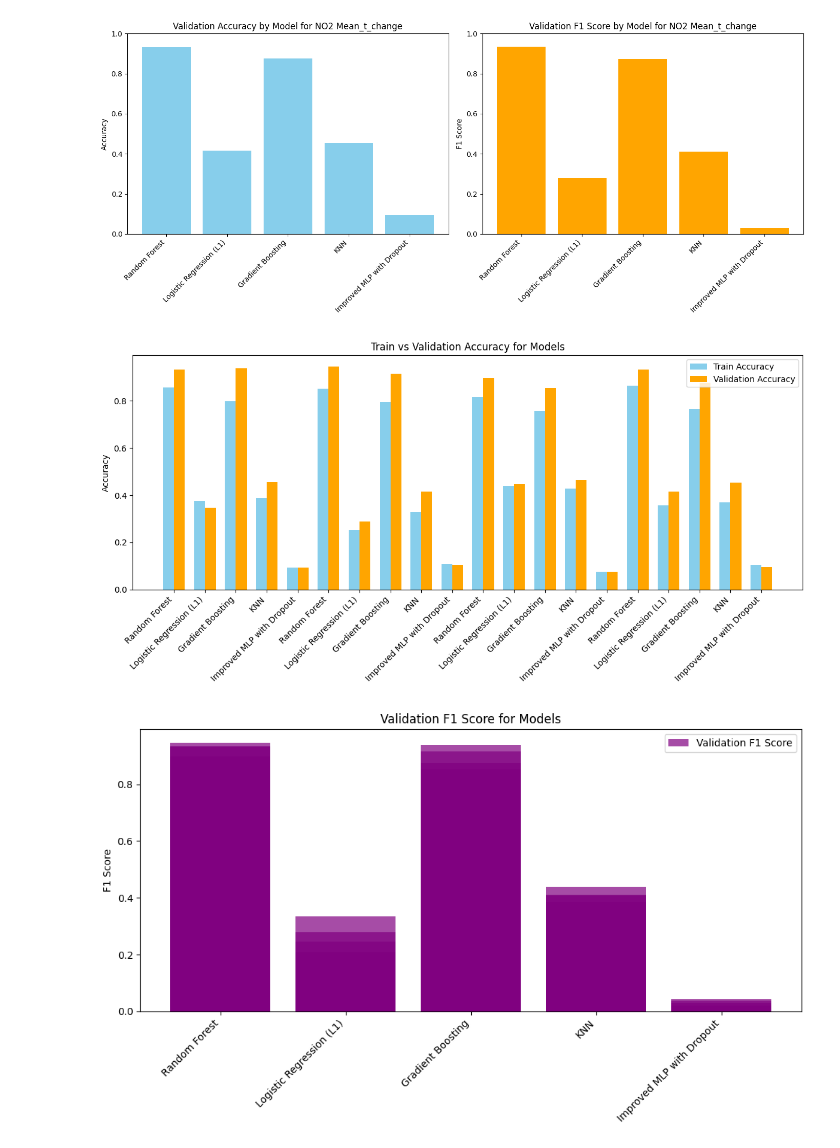
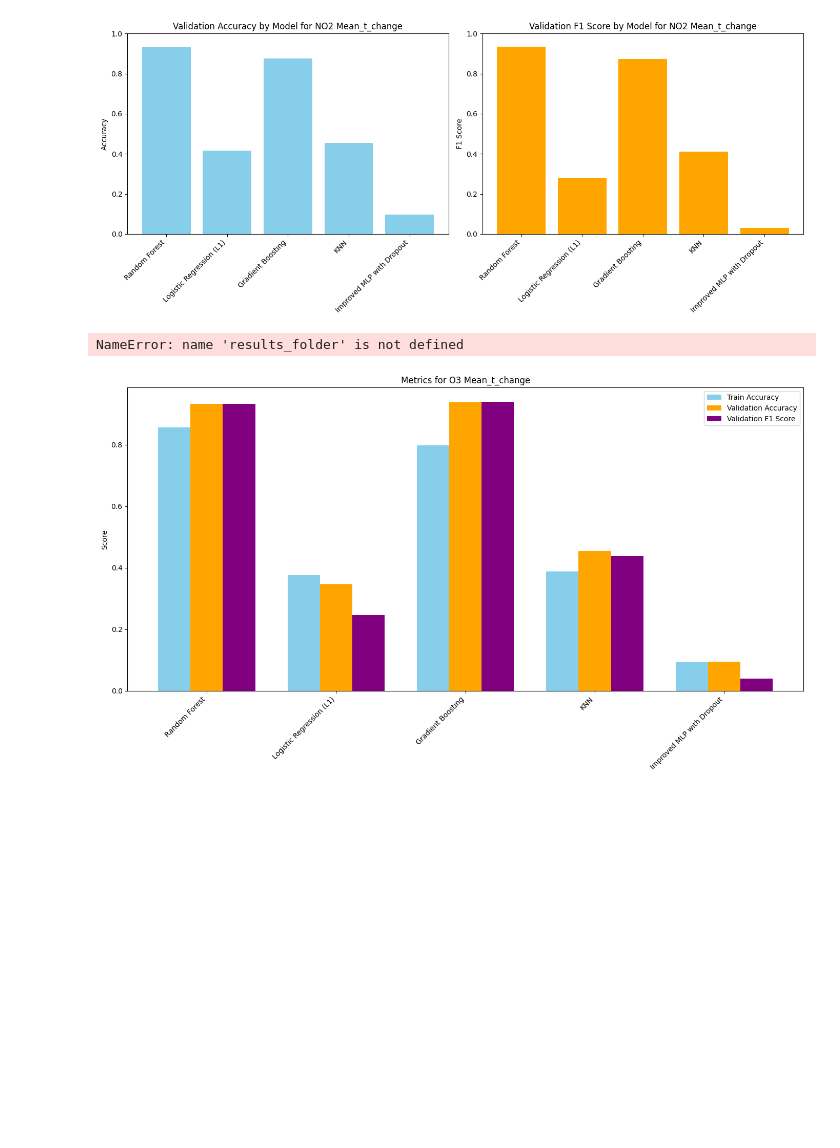
Before and after one commit to Gibur13/Final_project_AML, a Jupyter notebook: Final_Project.ipynb, the cells around one changed output. Saved outputs shown, nothing was run; the diff lists cells and outputs as text; code cells hidden in the pictures; blank space fills up the shorter version.

Commit message:
new graphs

```diff
--- a/Final_Project.ipynb
+++ b/Final_Project.ipynb
@@ -818,35 +818,31 @@ for feature in features_to_plot:
     )
     fig.show()
 # %%
-# Extract relevant data for visualization
-models = results_df["Model"]
-train_accuracy = results_df["Train Accuracy"]
-validation_accuracy = results_df["Validation Accuracy"]
-validation_f1_score = results_df["Validation F1 Score"]
+# Generate and save bar charts for each target while also showing them
+for target in targets:
+    target_data = results_df[results_df["Target"] == target]
+    train_acc = target_data["Train Accuracy"]
+    val_acc = target_data["Validation Accuracy"]
+    val_f1 = target_data["Validation F1 Score"]
 
-# 1. Bar Chart for Train vs Validation Accuracy
-plt.figure(figsize=(12, 6))
-bar_width = 0.35
-index = np.arange(len(models))
+    # Create subplots for grouped bar charts
+    plt.figure(figsize=(14, 8))
+    plt.bar(index - bar_width, train_acc, bar_width, label="Train Accuracy", color="skyblue")
+    plt.bar(index, val_acc, bar_width, label="Validation Accuracy", color="orange")
+    plt.bar(index + bar_width, val_f1, bar_width, label="Validation F1 Score", color="purple")
 
-plt.bar(index - bar_width / 2, train_accuracy, bar_width, label="Train Accuracy", color="skyblue")
-plt.bar(index + bar_width / 2, validation_accuracy, bar_width, label="Validation Accuracy", color="orange")
-plt.xticks(index, models, rotation=45, ha="right")
-plt.title("Train vs Validation Accuracy for Models")
-plt.ylabel("Accuracy")
-plt.legend()
-plt.tight_layout()
-plt.show()
+    plt.title(f"Metrics for {target}")
+    plt.xticks(index, models, rotation=45, ha="right")
+    plt.ylabel("Score")
+    plt.legend()
+    plt.tight_layout()
 
-# 2. Bar Chart for Validation F1 Score
-plt.figure(figsize=(10, 6))
-plt.bar(models, validation_f1_score, color="purple", alpha=0.7, label="Validation F1 Score")
-plt.title("Validation F1 Score for Models")
-plt.ylabel("F1 Score")
-plt.xticks(rotation=45, ha="right")
-plt.legend()
-plt.tight_layout()
-plt.show()
+    # Save the plot as an image
+    output_path = os.path.join(results_folder, f"{target.replace(' ', '_')}_metrics.png")
+    plt.savefig(output_path)
+
+    # Display the plot
+    plt.show()
 # %% [output]
+NameError: name 'results_folder' is not defined
-[figure, old version]
+[figure, new version]
-[figure, removed]
```
